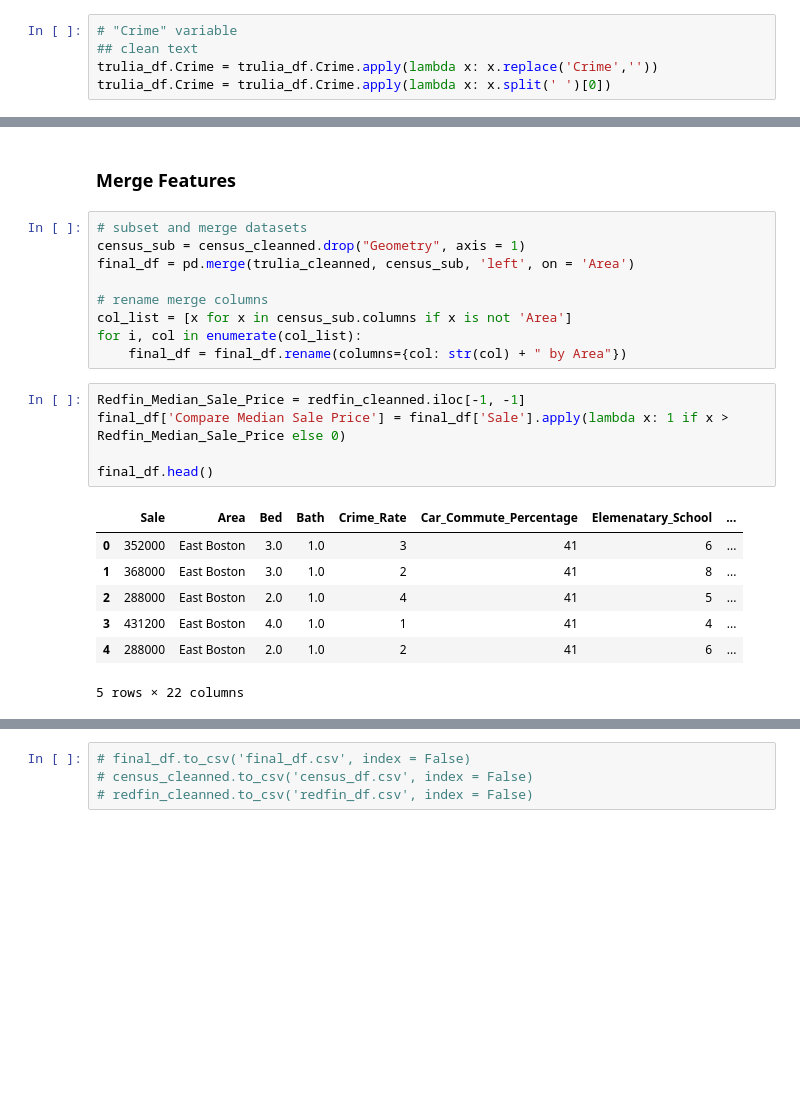
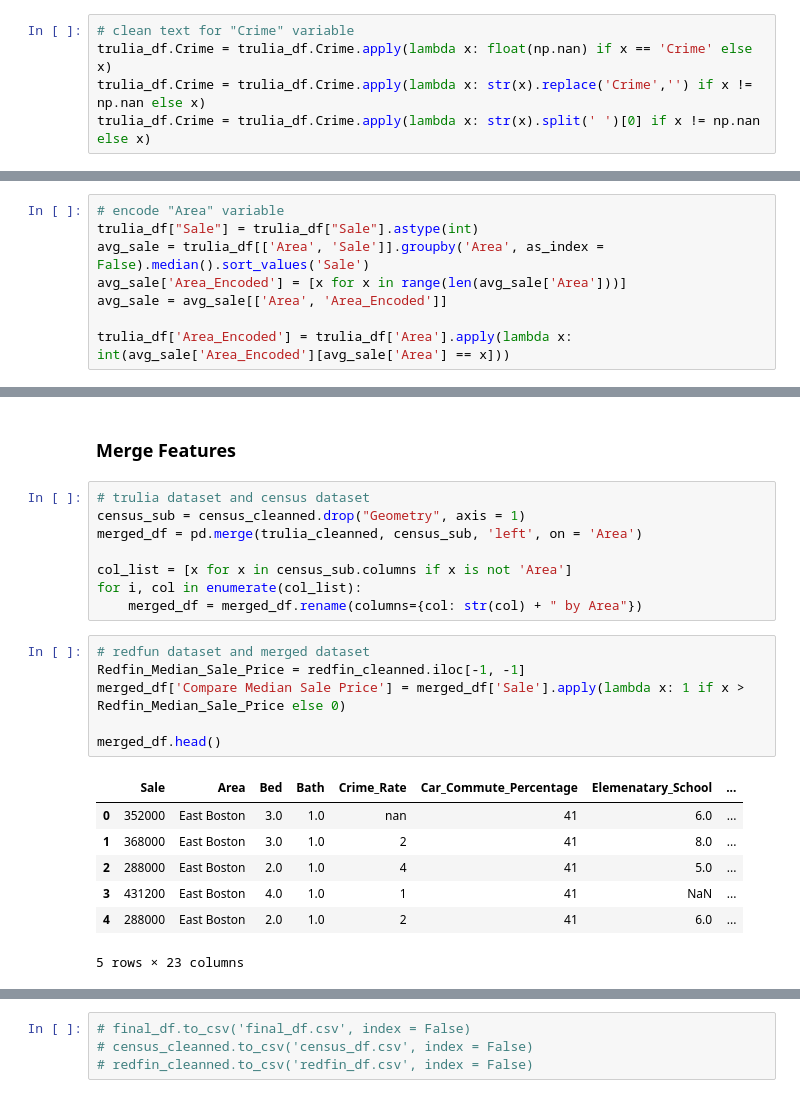
Before and after one commit to chilam27/CMSE830_Project, a Jupyter notebook: CMSE830_project.ipynb, the cells around one changed output, grey strips where cells are left out. Cells and saved outputs as stored; diff of their text form; blank space fills up the shorter version.

```diff
--- a/CMSE830_project.ipynb
+++ b/CMSE830_project.ipynb
@@ -612,6 +646,6 @@ trulia_df.head()
 # %%
-# "Crime" variable
-## clean text
-trulia_df.Crime = trulia_df.Crime.apply(lambda x: x.replace('Crime',''))
-trulia_df.Crime = trulia_df.Crime.apply(lambda x: x.split(' ')[0])
+# clean text for "Crime" variable
+trulia_df.Crime = trulia_df.Crime.apply(lambda x: float(np.nan) if x == 'Crime' else x)
+trulia_df.Crime = trulia_df.Crime.apply(lambda x: str(x).replace('Crime','') if x != np.nan else x)
+trulia_df.Crime = trulia_df.Crime.apply(lambda x: str(x).split(' ')[0] if x != np.nan else x)
 # %%
@@ -736 +748,9 @@ Name: count, dtype: int64
+# %%
+# encode "Area" variable
+trulia_df["Sale"] = trulia_df["Sale"].astype(int)
+avg_sale = trulia_df[['Area', 'Sale']].groupby('Area', as_index = False).median().sort_values('Sale')
+avg_sale['Area_Encoded'] = [x for x in range(len(avg_sale['Area']))]
+avg_sale = avg_sale[['Area', 'Area_Encoded']]
+
+trulia_df['Area_Encoded'] = trulia_df['Area'].apply(lambda x: int(avg_sale['Area_Encoded'][avg_sale['Area'] == x]))
 # %%
@@ -995,24 +979,24 @@ memory usage: 17.8+ KB
 # %% [markdown]
 ### Merge Features
 # %%
-# subset and merge datasets
+# trulia dataset and census dataset
 census_sub = census_cleanned.drop("Geometry", axis = 1)
-final_df = pd.merge(trulia_cleanned, census_sub, 'left', on = 'Area')
+merged_df = pd.merge(trulia_cleanned, census_sub, 'left', on = 'Area')
 
-# rename merge columns
 col_list = [x for x in census_sub.columns if x is not 'Area']
 for i, col in enumerate(col_list):
-    final_df = final_df.rename(columns={col: str(col) + " by Area"})
+    merged_df = merged_df.rename(columns={col: str(col) + " by Area"})
 # %%
+# redfun dataset and merged dataset
 Redfin_Median_Sale_Price = redfin_cleanned.iloc[-1, -1]
-final_df['Compare Median Sale Price'] = final_df['Sale'].apply(lambda x: 1 if x > Redfin_Median_Sale_Price else 0)
+merged_df['Compare Median Sale Price'] = merged_df['Sale'].apply(lambda x: 1 if x > Redfin_Median_Sale_Price else 0)
 
-final_df.head()
+merged_df.head()
 # %% [output]
 |  | Sale | Area | Bed | Bath | Crime_Rate | Car_Commute_Percentage | Elemenatary_School | ... |
-| 0 | 352000 | East Boston | 3.0 | 1.0 | 3 | 41 | 6 | ... |
-| 1 | 368000 | East Boston | 3.0 | 1.0 | 2 | 41 | 8 | ... |
-| 2 | 288000 | East Boston | 2.0 | 1.0 | 4 | 41 | 5 | ... |
-| 3 | 431200 | East Boston | 4.0 | 1.0 | 1 | 41 | 4 | ... |
-| 4 | 288000 | East Boston | 2.0 | 1.0 | 2 | 41 | 6 | ... |
+| 0 | 352000 | East Boston | 3.0 | 1.0 | nan | 41 | 6.0 | ... |
+| 1 | 368000 | East Boston | 3.0 | 1.0 | 2 | 41 | 8.0 | ... |
+| 2 | 288000 | East Boston | 2.0 | 1.0 | 4 | 41 | 5.0 | ... |
+| 3 | 431200 | East Boston | 4.0 | 1.0 | 1 | 41 | NaN | ... |
+| 4 | 288000 | East Boston | 2.0 | 1.0 | 2 | 41 | 6.0 | ... |
-5 rows × 22 columns
+5 rows × 23 columns
```
Also changed, not shown: parts of 78 cells of this notebook.
